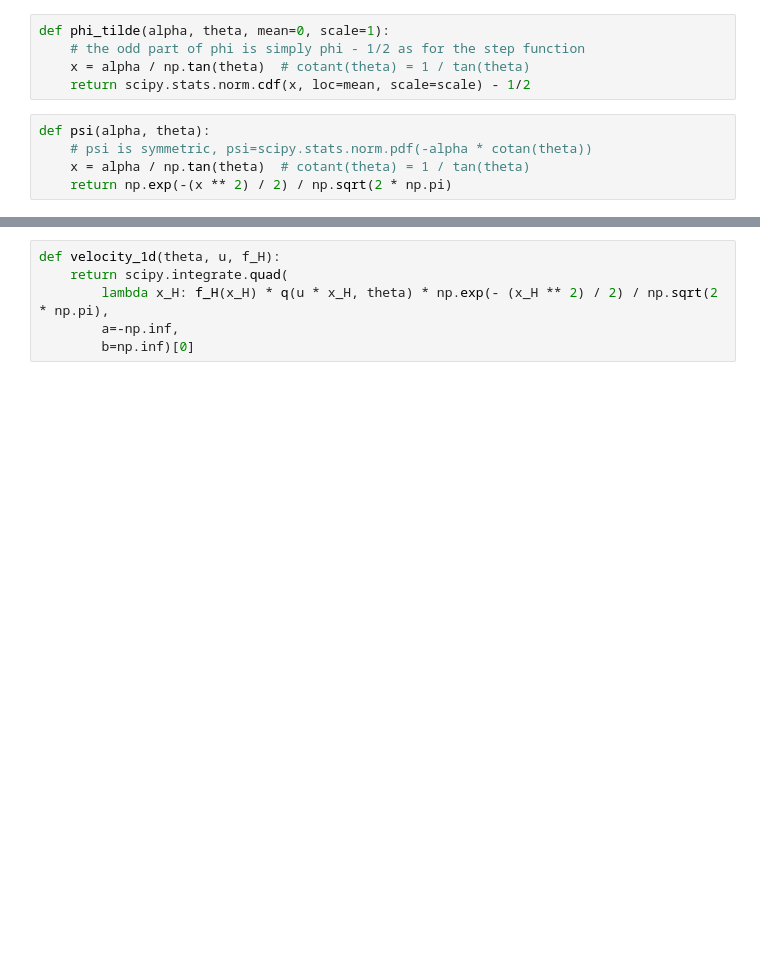
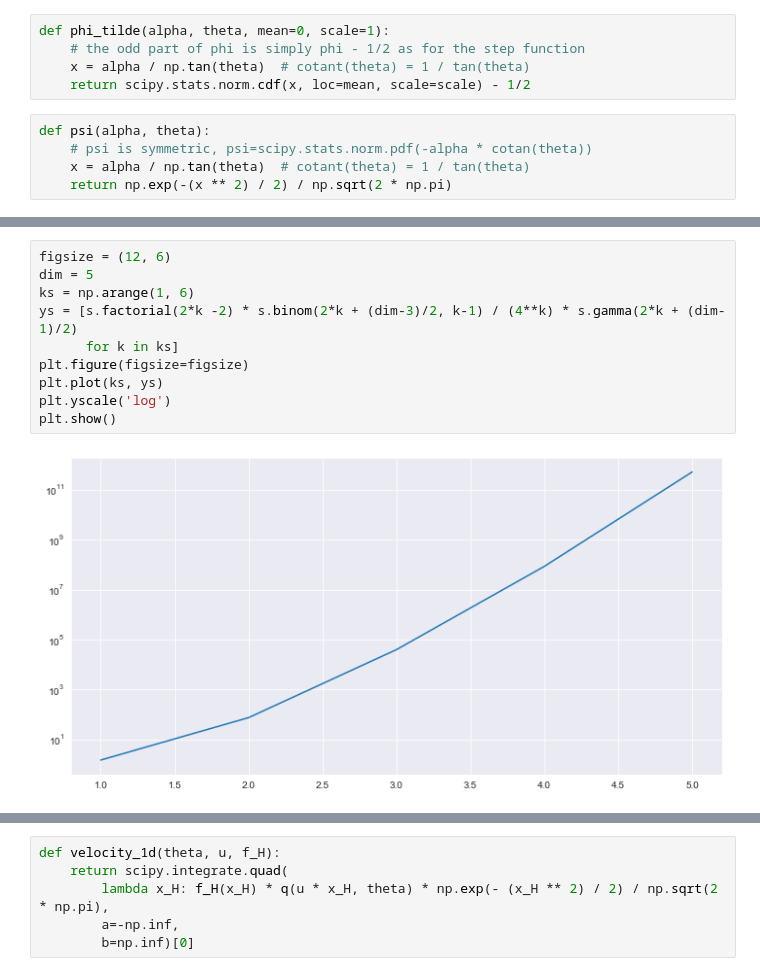
Before and after one commit to karl-hajjar/learning-structure, a Jupyter notebook: learning-structure/notebooks/velocity-theta.ipynb, the cells around one changed output, grey strips where cells are left out. Saved outputs shown, nothing was run; the diff lists cells and outputs as text; blank space fills up the shorter version.

```diff
--- a/learning-structure/notebooks/velocity-theta.ipynb
+++ b/learning-structure/notebooks/velocity-theta.ipynb
@@ -312,0 +156,12 @@ def odd_q_tilde(alpha, theta, mean=0, scale=1, sign=True, d_H=1):
+# %%
+figsize = (12, 6)
+dim = 5
+ks = np.arange(1, 6)
+ys = [s.factorial(2*k -2) * s.binom(2*k + (dim-3)/2, k-1) / (4**k) * s.gamma(2*k + (dim-1)/2)
+      for k in ks]
+plt.figure(figsize=figsize)
+plt.plot(ks, ys)
+plt.yscale('log')
+plt.show()
+# %% [output]
+[figure, added]
```
Also changed, not shown: parts of 113 cells of this notebook, 7 other files.
